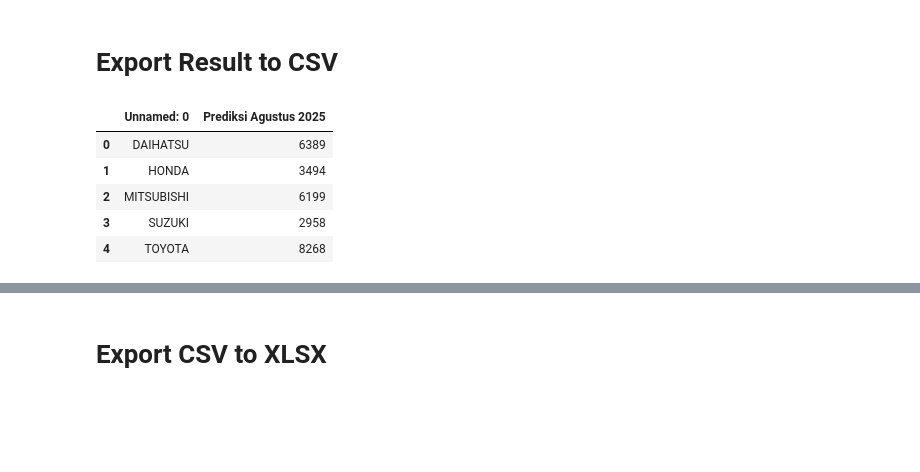
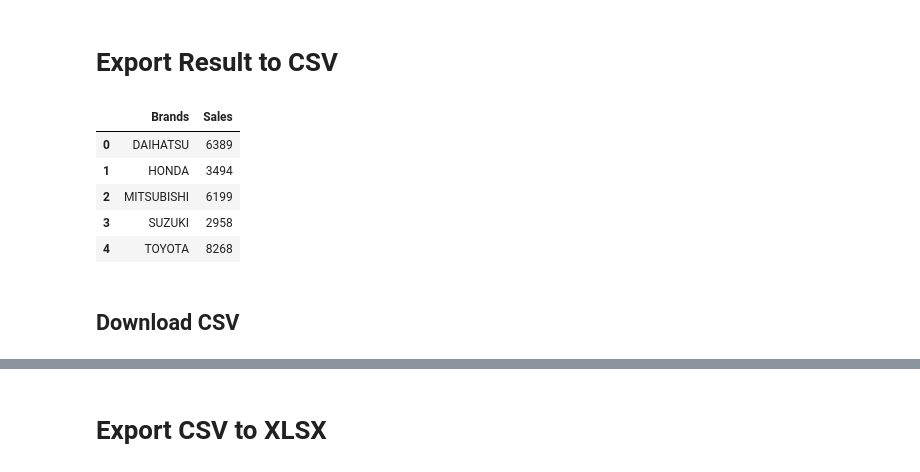
Before and after one commit to amrrmadhn/nexora-pestadatanasional-2025, a Jupyter notebook: folder-submit/tim_nexora.ipynb, the cells around one changed output, grey strips where cells are left out. Drawn from its saved outputs; the diff is of its cells as text; code cells hidden in the pictures; blank space fills up the shorter version.

```diff
--- a/folder-submit/tim_nexora.ipynb
+++ b/folder-submit/tim_nexora.ipynb
@@ -1131,12 +1100,14 @@ forecast_df.to_csv('hasil_prediksi.csv')
 # %%
-hasil = pd.read_csv('hasil_prediksi.csv')
+hasil = pd.read_csv('nexora-hasil-prediksi.csv')
 hasil = hasil.rename(columns={'Unnamed: 0': 'Brands'})
 hasil = hasil.rename(columns={'Prediksi Agustus 2025': 'Sales'})
 hasil
 # %% [output]
-|  | Unnamed: 0 | Prediksi Agustus 2025 |
+|  | Brands | Sales |
 | 0 | DAIHATSU | 6389 |
 | 1 | HONDA | 3494 |
 | 2 | MITSUBISHI | 6199 |
 | 3 | SUZUKI | 2958 |
 | 4 | TOYOTA | 8268 |
+# %% [markdown]
+## Download CSV
```
Also changed, not shown: parts of 15 cells of this notebook.
